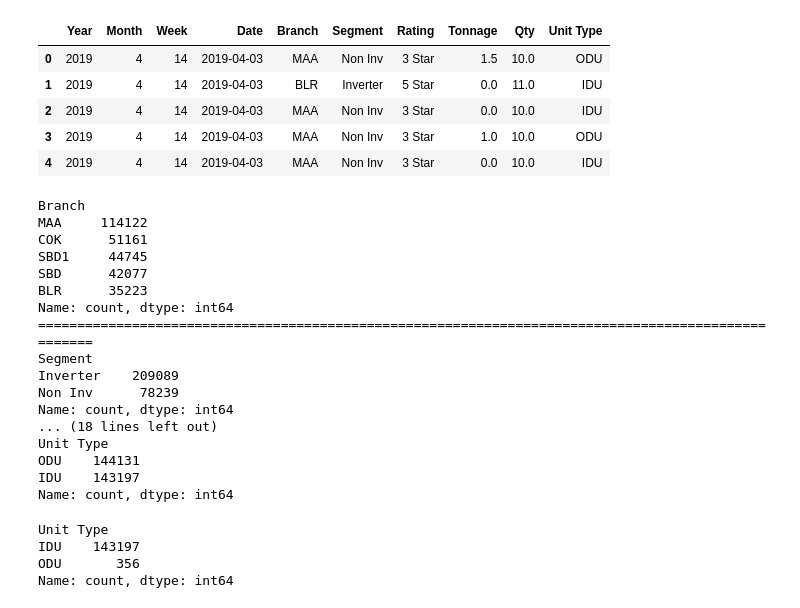
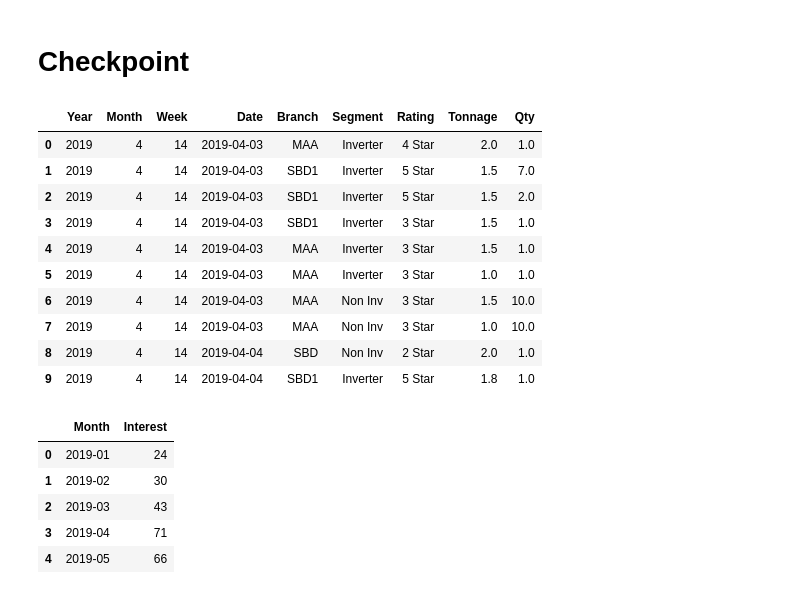
Before and after one commit to thesloppyguy/project_future_projection, a Jupyter notebook: rnd/Notebooks/Reset.ipynb, the cells around one changed output. Cells and saved outputs as stored; diff of their text form; code cells hidden in the pictures.

```diff
--- a/rnd/Notebooks/Reset.ipynb
+++ b/rnd/Notebooks/Reset.ipynb
@@ -91,0 +84,2 @@ refactored_df['Tonnage'] = refactored_df['Tonnage'].replace(2.50, 2.0)
+# %% [markdown]
+# Checkpoint
@@ -92,44 +88,25 @@ refactored_df['Tonnage'] = refactored_df['Tonnage'].replace(2.50, 2.0)
 # %%
-refactored_df.head()
+refactored_df = pd.read_csv('../data/refactored_df.csv')
+refactored_df.head(10)
 # %% [output]
-|  | Year | Month | Week | Date | Branch | Segment | Rating | Tonnage | Qty | Unit Type |
-| 0 | 2019 | 4 | 14 | 2019-04-03 | MAA | Non Inv | 3 Star | 1.5 | 10.0 | ODU |
-| 1 | 2019 | 4 | 14 | 2019-04-03 | BLR | Inverter | 5 Star | 0.0 | 11.0 | IDU |
-| 2 | 2019 | 4 | 14 | 2019-04-03 | MAA | Non Inv | 3 Star | 0.0 | 10.0 | IDU |
-| 3 | 2019 | 4 | 14 | 2019-04-03 | MAA | Non Inv | 3 Star | 1.0 | 10.0 | ODU |
-| 4 | 2019 | 4 | 14 | 2019-04-03 | MAA | Non Inv | 3 Star | 0.0 | 10.0 | IDU |
+|  | Year | Month | Week | Date | Branch | Segment | Rating | Tonnage | Qty |
+| 0 | 2019 | 4 | 14 | 2019-04-03 | MAA | Inverter | 4 Star | 2.0 | 1.0 |
+| 1 | 2019 | 4 | 14 | 2019-04-03 | SBD1 | Inverter | 5 Star | 1.5 | 7.0 |
+| 2 | 2019 | 4 | 14 | 2019-04-03 | SBD1 | Inverter | 5 Star | 1.5 | 2.0 |
+| 3 | 2019 | 4 | 14 | 2019-04-03 | SBD1 | Inverter | 3 Star | 1.5 | 1.0 |
+| 4 | 2019 | 4 | 14 | 2019-04-03 | MAA | Inverter | 3 Star | 1.5 | 1.0 |
+| 5 | 2019 | 4 | 14 | 2019-04-03 | MAA | Inverter | 3 Star | 1.0 | 1.0 |
+| 6 | 2019 | 4 | 14 | 2019-04-03 | MAA | Non Inv | 3 Star | 1.5 | 10.0 |
+| 7 | 2019 | 4 | 14 | 2019-04-03 | MAA | Non Inv | 3 Star | 1.0 | 10.0 |
+| 8 | 2019 | 4 | 14 | 2019-04-04 | SBD | Non Inv | 2 Star | 2.0 | 1.0 |
+| 9 | 2019 | 4 | 14 | 2019-04-04 | SBD1 | Inverter | 5 Star | 1.8 | 1.0 |
-# %%
-print(refactored_df['Branch'].value_counts())
-print("="*100)
-print(refactored_df['Segment'].value_counts())
-print("="*100)
-print(refactored_df['Rating'].value_counts())
-print("="*100)
-print(refactored_df['Tonnage'].value_counts())
-print("="*100)
-print(refactored_df['Unit Type'].value_counts())
-# %% [output]
-Branch
-MAA     114122
-COK      51161
-SBD1     44745
-SBD      42077
-BLR      35223
-Name: count, dtype: int64
-====================================================================================================
-Segment
-Inverter    209089
-Non Inv      78239
-Name: count, dtype: int64
-... (18 lines left out)
-Unit Type
-ODU    144131
-IDU    143197
-Name: count, dtype: int64
-# %%
-print(refactored_df[refactored_df['Tonnage'] == 0]['Unit Type'].value_counts())
-# %% [output]
-Unit Type
-IDU    143197
-ODU       356
-Name: count, dtype: int64
+# %%
+trends_df = pd.read_csv('../data/customer_trends.csv')
+trends_df.head()
+# %% [output]
+|  | Month | Interest |
+| 0 | 2019-01 | 24 |
+| 1 | 2019-02 | 30 |
+| 2 | 2019-03 | 43 |
+| 3 | 2019-04 | 71 |
+| 4 | 2019-05 | 66 |
```
Also changed, not shown: parts of 32 cells of this notebook, 9 other files.
